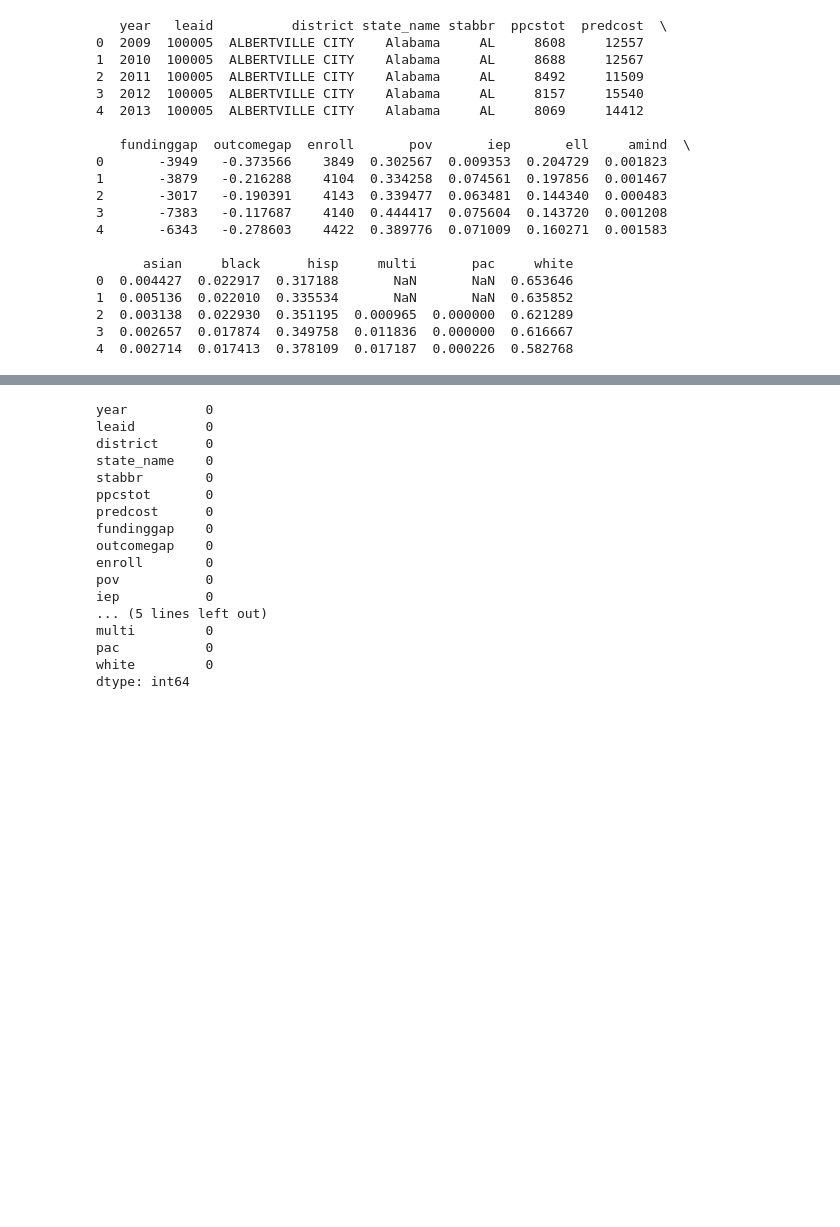
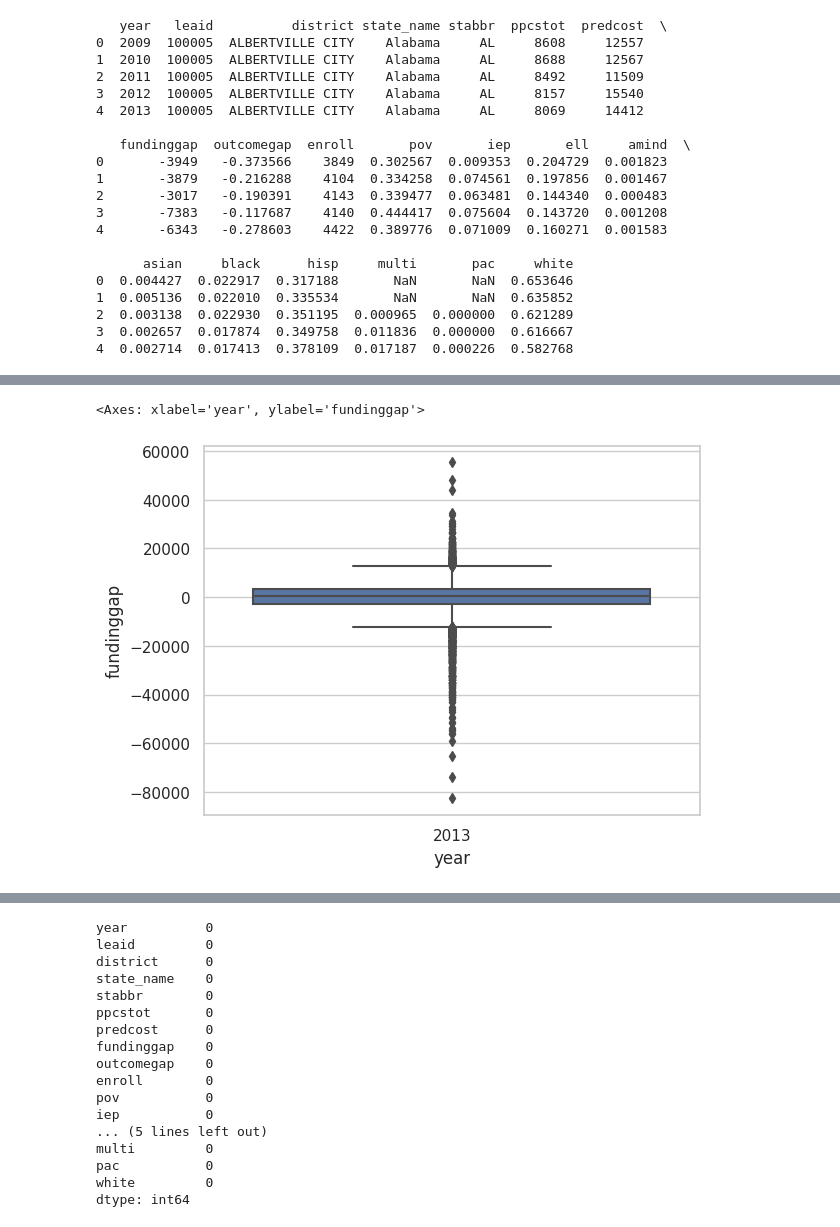
Before and after one commit to mwhiteaz/SchoolFunding, a Jupyter notebook: schoolfundingeda-10-10.ipynb, the cells around one changed output, grey strips where cells are left out. Saved outputs shown, nothing was run; the diff lists cells and outputs as text; code cells hidden in the pictures; blank space fills up the shorter version.

```diff
--- a/schoolfundingeda-10-10.ipynb
+++ b/schoolfundingeda-10-10.ipynb
@@ -115,0 +148,5 @@ plt.show()
+# %%
+sns.boxplot(x='year', y='fundinggap', data=df[df['year'] == 2013])
+# %% [output]
+<Axes: xlabel='year', ylabel='fundinggap'>
+[figure, added]
```
Also changed, not shown: parts of 41 cells of this notebook.
